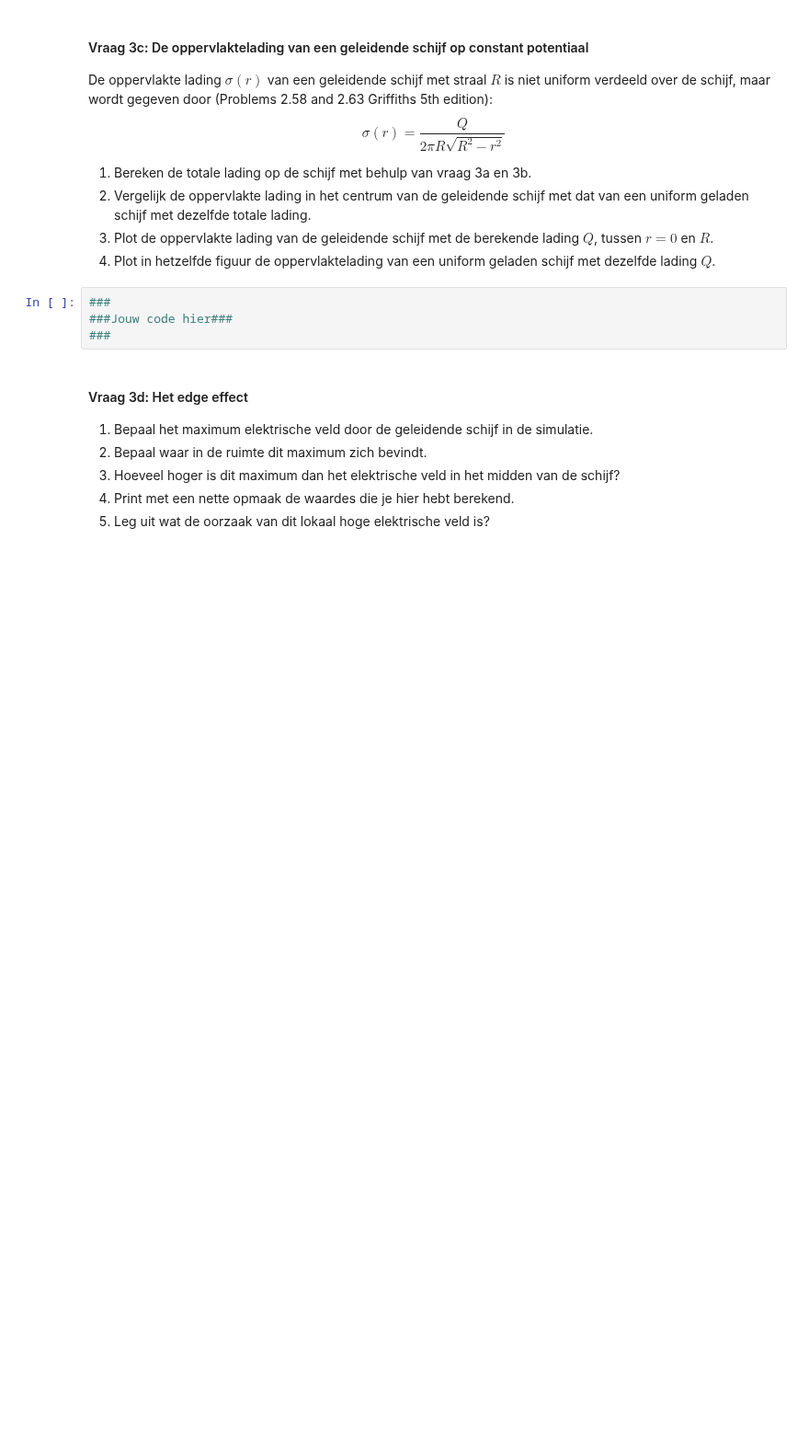
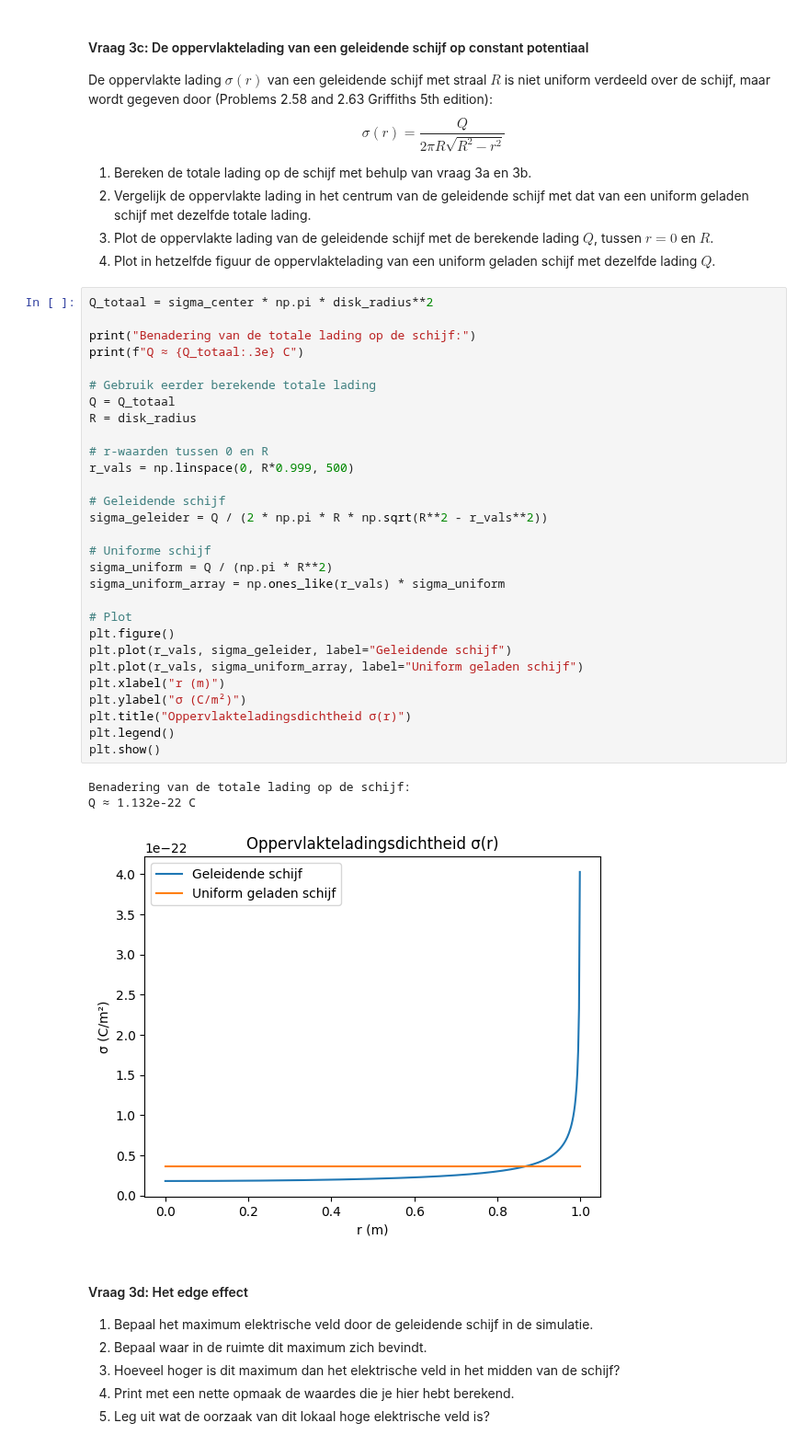
Before and after one commit to WouterAlejandro/opdrachten-DEF-D, a Jupyter notebook: DigitaleOntwerpopdrachten/1CondensatorOpdracht/CondensatorOntwerpopdracht.ipynb, the cells around one changed output. Shown at 92% size. Drawn from its saved outputs; the diff is of its cells as text; blank space fills up the shorter version.

```diff
--- a/DigitaleOntwerpopdrachten/1CondensatorOpdracht/CondensatorOntwerpopdracht.ipynb
+++ b/DigitaleOntwerpopdrachten/1CondensatorOpdracht/CondensatorOntwerpopdracht.ipynb
@@ -578,10 +622,39 @@ $$\sigma(r) = \frac{Q}{2 \pi R \sqrt{R^2 - r^2}}$$
 2. Vergelijk de oppervlakte lading in het centrum van de geleidende schijf met dat van een uniform geladen schijf met dezelfde totale lading.
 3. Plot de oppervlakte lading van de geleidende schijf met de berekende lading $Q$, tussen $r = 0$ en $R$.
 4. Plot in hetzelfde figuur de oppervlaktelading van een uniform geladen schijf met dezelfde lading $Q$.
-# %%
-###
-###Jouw code hier###
-###
+# %%
+Q_totaal = sigma_center * np.pi * disk_radius**2
+
+print("Benadering van de totale lading op de schijf:")
+print(f"Q ≈ {Q_totaal:.3e} C")
+
+# Gebruik eerder berekende totale lading
+Q = Q_totaal
+R = disk_radius
+
+# r-waarden tussen 0 en R
+r_vals = np.linspace(0, R*0.999, 500)
+
+# Geleidende schijf
+sigma_geleider = Q / (2 * np.pi * R * np.sqrt(R**2 - r_vals**2))
+
+# Uniforme schijf
+sigma_uniform = Q / (np.pi * R**2)
+sigma_uniform_array = np.ones_like(r_vals) * sigma_uniform
+
+# Plot
+plt.figure()
+plt.plot(r_vals, sigma_geleider, label="Geleidende schijf")
+plt.plot(r_vals, sigma_uniform_array, label="Uniform geladen schijf")
+plt.xlabel("r (m)")
+plt.ylabel("σ (C/m²)")
+plt.title("Oppervlakteladingsdichtheid σ(r)")
+plt.legend()
+plt.show()
+# %% [output]
+Benadering van de totale lading op de schijf:
+Q ≈ 1.132e-22 C
+[figure, added]
 # %% [markdown]
 #### Vraag 3d: Het edge effect
 
```
Also changed, not shown: parts of 22 cells of this notebook, 4 other files.
